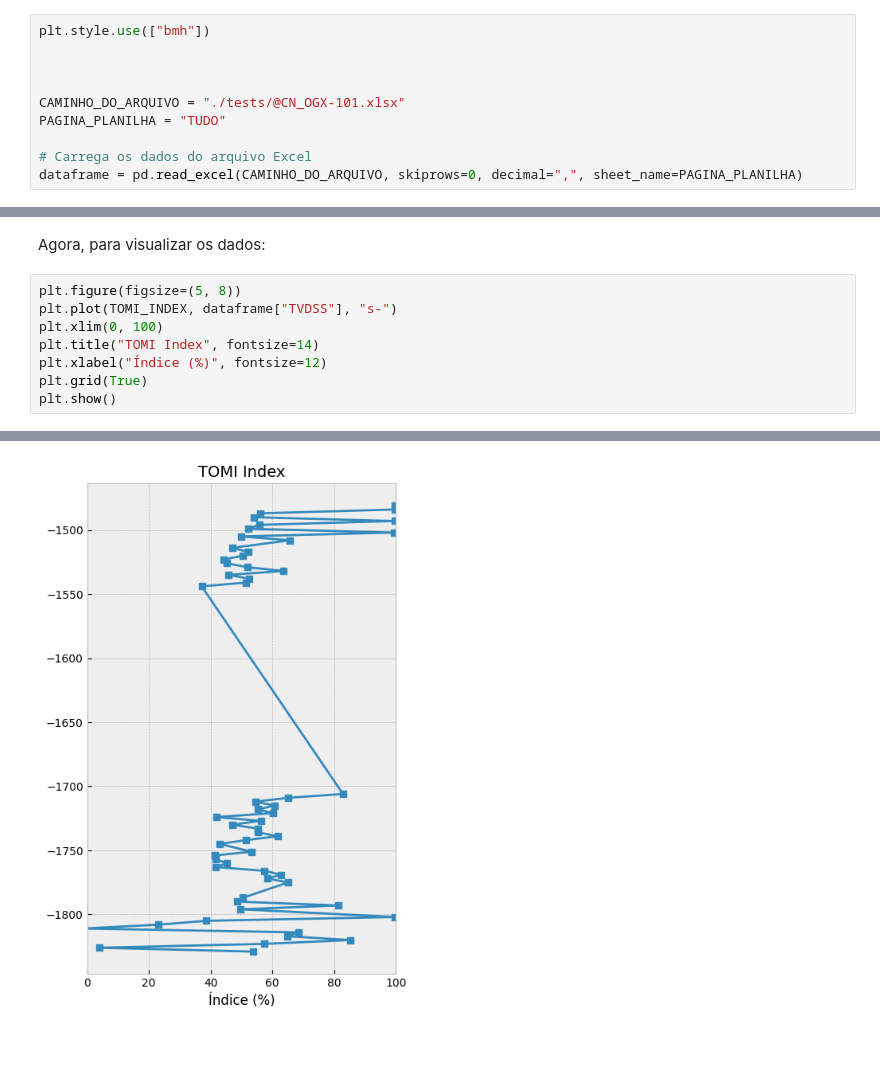
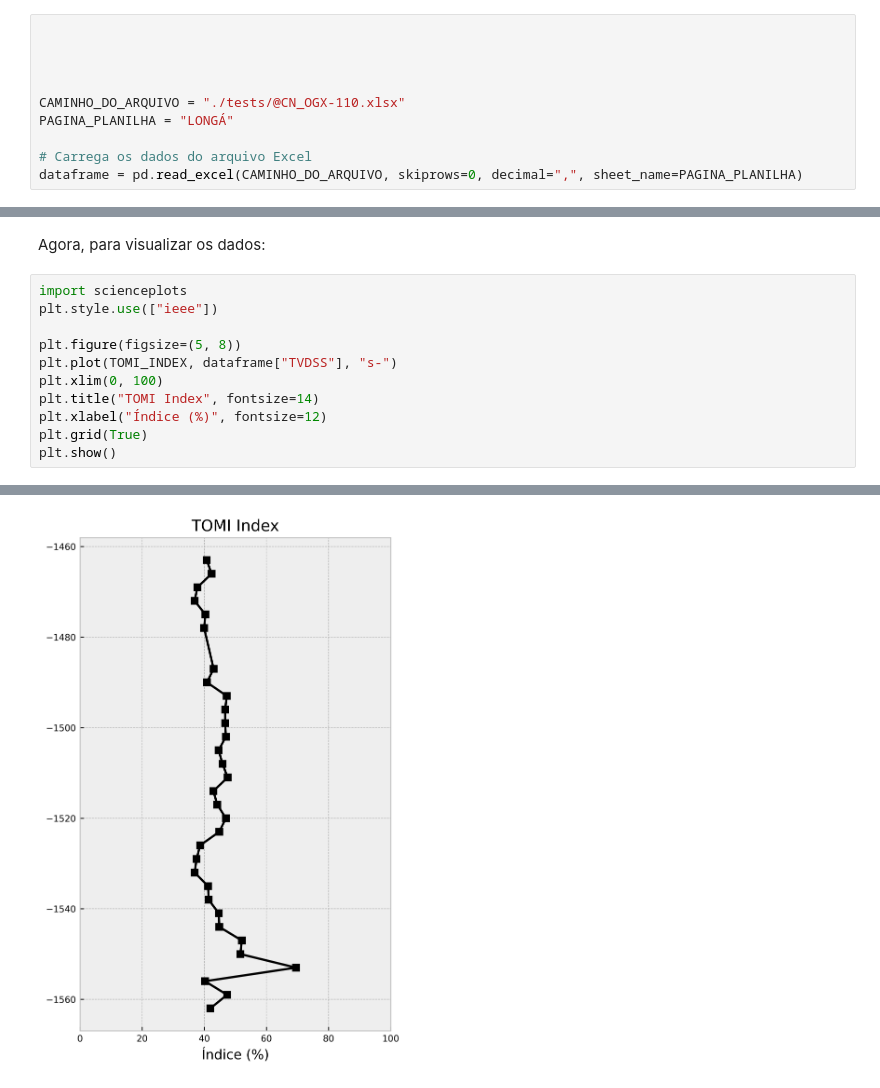
Before and after one commit to albano-a/onyx, a Jupyter notebook: tomi_index_calculation_pedro.ipynb, the cells around one changed output, grey strips where cells are left out. Saved outputs shown, nothing was run; the diff lists cells and outputs as text; blank space fills up the shorter version.

```diff
--- a/tomi_index_calculation_pedro.ipynb
+++ b/tomi_index_calculation_pedro.ipynb
@@ -12,12 +12,12 @@ Define um estilo para os gráficos e determina o caminho do arquivo. Os arquivos
 
 Inclusive, é importante saber também qual a página da planilha na qual se quer calcular o TOMI Index
 # %%
-plt.style.use(["bmh"])
 
 
 
-CAMINHO_DO_ARQUIVO = "./tests/@CN_OGX-101.xlsx"
-PAGINA_PLANILHA = "TUDO"
+
+CAMINHO_DO_ARQUIVO = "./tests/@CN_OGX-110.xlsx"
+PAGINA_PLANILHA = "LONGÁ"
 
 # Carrega os dados do arquivo Excel
 dataframe = pd.read_excel(CAMINHO_DO_ARQUIVO, skiprows=0, decimal=",", sheet_name=PAGINA_PLANILHA)
@@ -125,6 +125,9 @@ export_dataframe.to_excel(
 # %% [markdown]
 Agora, para visualizar os dados:
 # %%
+import scienceplots
+plt.style.use(["ieee"])
+
 plt.figure(figsize=(5, 8))
 plt.plot(TOMI_INDEX, dataframe["TVDSS"], "s-")
 plt.xlim(0, 100)
@@ -136 +156 @@ plt.show()
-[figure, old version]
+[figure, new version]
```
Also changed, not shown: parts of 1 cell of this notebook, 1 other file.
